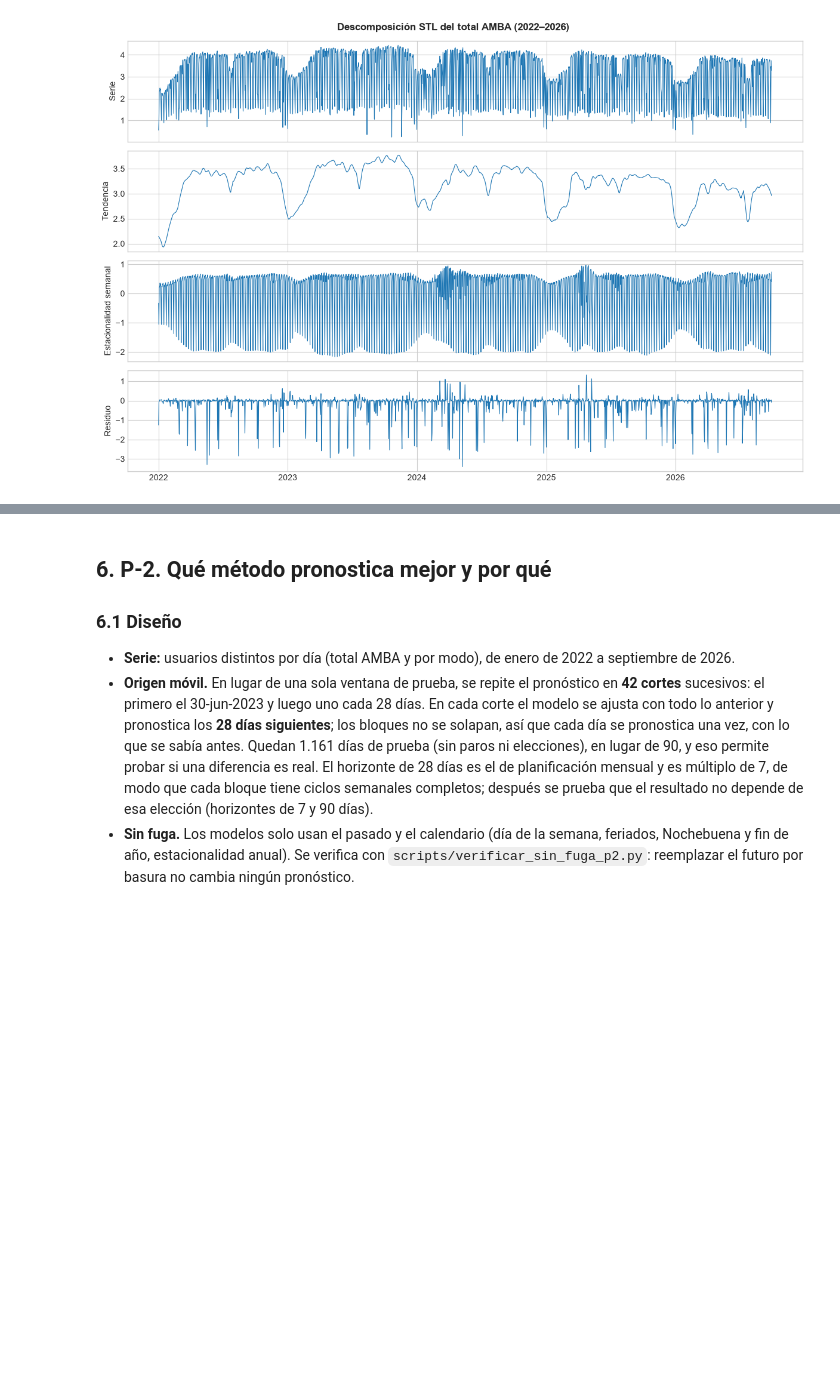
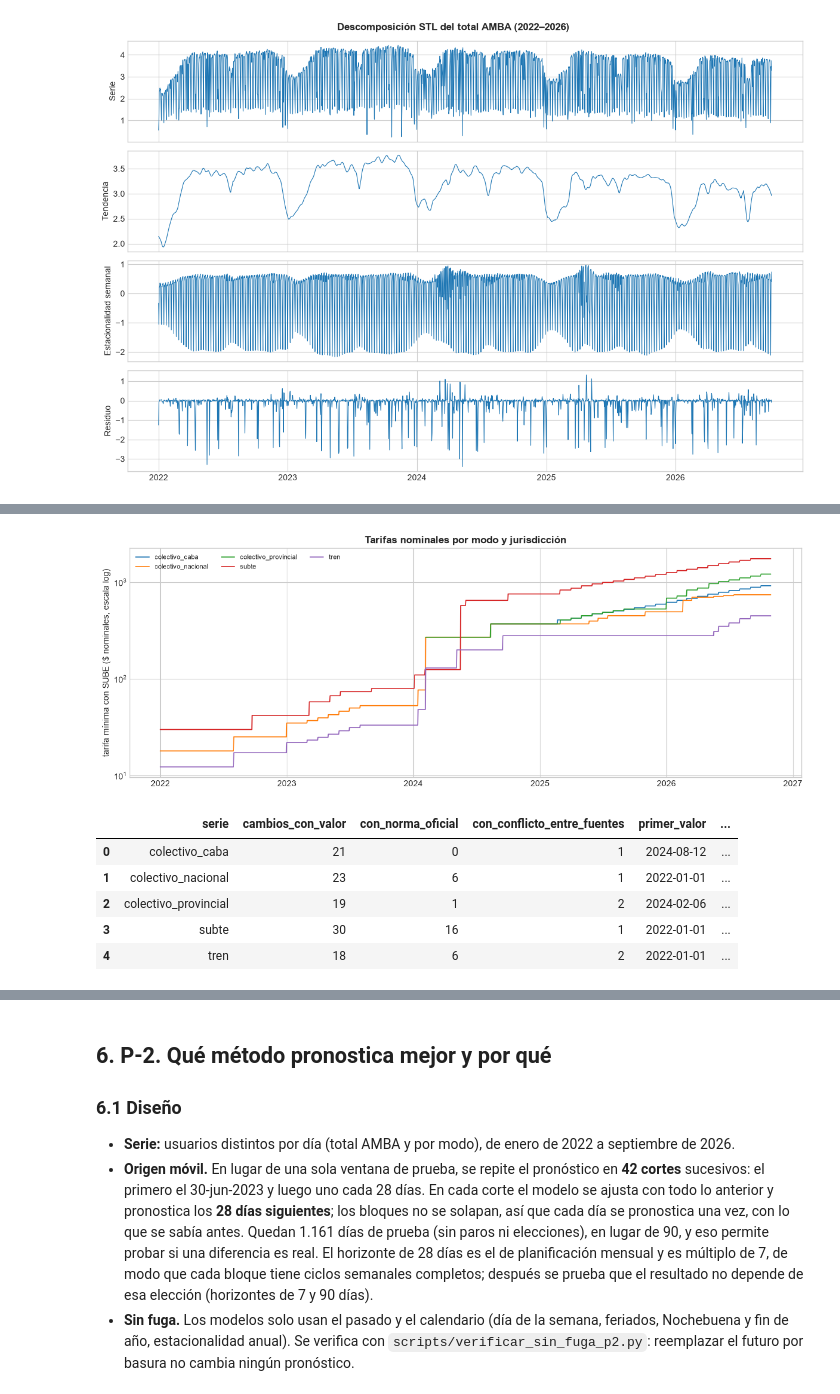
Before and after one commit to Arey14/sube-series-tiempo-amba, a Jupyter notebook: notebooks/TP_Final_Series_de_Tiempo.ipynb, the cells around one changed output, grey strips where cells are left out. Drawn from its saved outputs; the diff is of its cells as text; code cells hidden in the pictures; blank space fills up the shorter version.

```diff
--- a/notebooks/TP_Final_Series_de_Tiempo.ipynb
+++ b/notebooks/TP_Final_Series_de_Tiempo.ipynb
@@ -57,7 +57,7 @@ def tabla(nombre, filtro=None, cols=None, decimales=3, **pivot):
     """Muestra una tabla guardada en resultados/tablas (opcionalmente filtrada o pivotada)."""
     d = pd.read_csv(TAB / f"{nombre}.csv")
     if filtro:
-        d = d.query(filtro)
+        d = d.query(filtro, engine="python")
     if pivot:
         d = d.pivot(**pivot)
     if cols:
@@ -388,0 +221,18 @@ tabla("tabla_covid_descriptivo")
+# %%
+tar = pd.read_csv(BASE / "data" / "hitos" / "serie_tarifas_diaria.csv", parse_dates=["fecha"])
+fig, ax = plt.subplots(figsize=(12, 4.5))
+for nombre, g in tar.groupby("serie"):
+    g = g.dropna(subset=["tarifa"])
+    if len(g):
+        ax.plot(g.fecha, g.tarifa, label=nombre, lw=1.2)
+ax.set_yscale("log"); ax.set_ylabel("tarifa mínima con SUBE ($ nominales, escala log)"); ax.legend(ncol=3, fontsize=8)
+ax.set_title("Tarifas nominales por modo y jurisdicción", fontweight="bold"); plt.tight_layout(); plt.show()
+tabla("tabla_tarifas_cobertura")
+# %% [output]
+[figure, added]
+|  | serie | cambios_con_valor | con_norma_oficial | con_conflicto_entre_fuentes | primer_valor | ... |
+| 0 | colectivo_caba | 21 | 0 | 1 | 2024-08-12 | ... |
+| 1 | colectivo_nacional | 23 | 6 | 1 | 2022-01-01 | ... |
+| 2 | colectivo_provincial | 19 | 1 | 2 | 2024-02-06 | ... |
+| 3 | subte | 30 | 16 | 1 | 2022-01-01 | ... |
+| 4 | tren | 18 | 6 | 2 | 2022-01-01 | ... |
```
Also changed, not shown: parts of 63 cells of this notebook, 27 other files.
